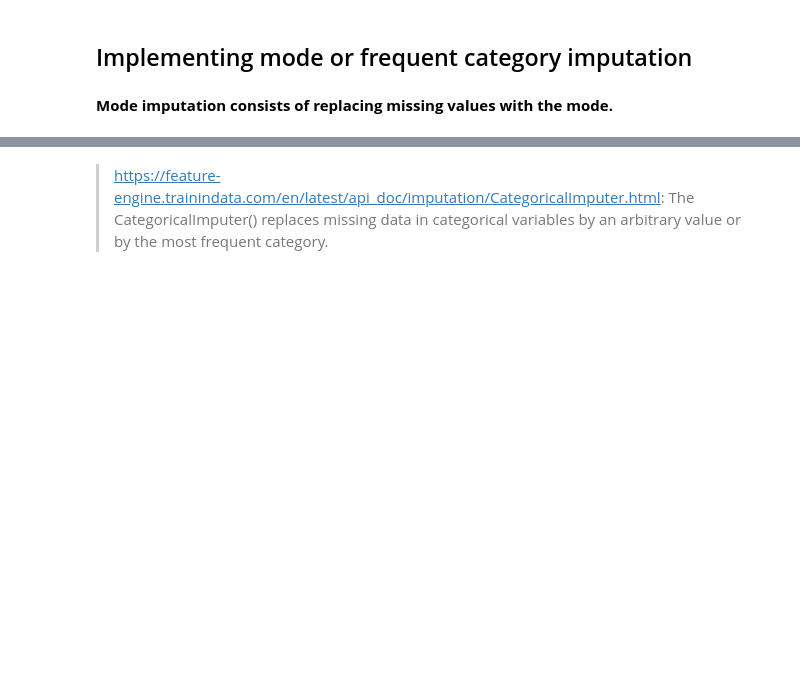
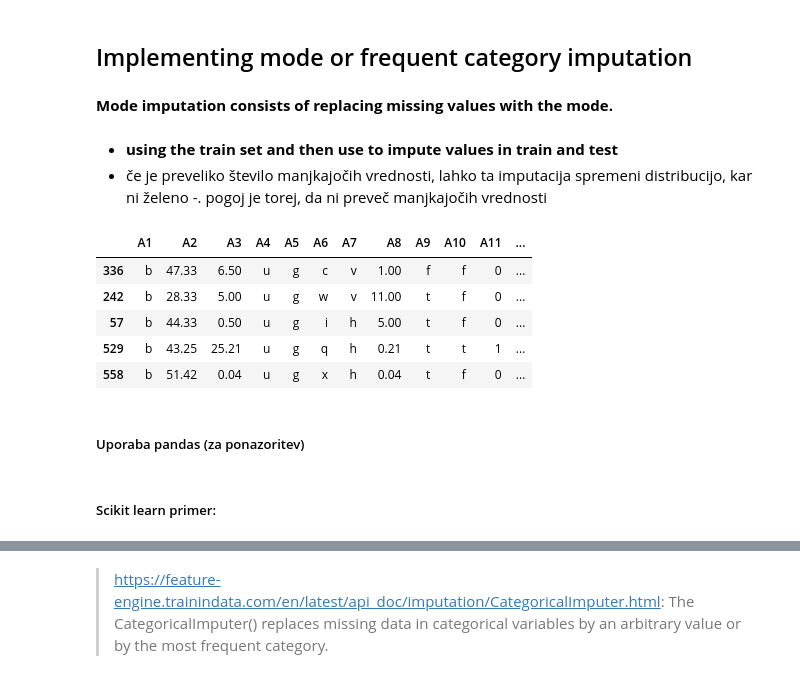
Before and after one commit to mihajlov123/python-analitika-2-notes, a Jupyter notebook: 03_Feature_Engineering/03_Missing_data_imputation_CLEAN.ipynb, the cells around one changed output, grey strips where cells are left out. Cells and saved outputs as stored; diff of their text form; code cells hidden in the pictures; blank space fills up the shorter version.

```diff
--- a/03_Feature_Engineering/03_Missing_data_imputation_CLEAN.ipynb
+++ b/03_Feature_Engineering/03_Missing_data_imputation_CLEAN.ipynb
@@ -169,8 +254,21 @@ X_train
 ## Implementing mode or frequent category imputation
 # %% [markdown]
 **Mode imputation consists of replacing missing values with the mode.**
+# %% [markdown]
+- **using the train set and then use to impute values in train and test**
+- če je preveliko število manjkajočih vrednosti, lahko ta imputacija spremeni distribucijo, kar ni želeno -. pogoj je torej, da ni preveč manjkajočih vrednosti
 # %%
 data = pd.read_csv('data/creditApprovalUCI.csv')
+data.sample(5)
+# %% [output]
+|  | A1 | A2 | A3 | A4 | A5 | A6 | A7 | A8 | A9 | A10 | A11 | ... |
+| 336 | b | 47.33 | 6.50 | u | g | c | v | 1.00 | f | f | 0 | ... |
+| 242 | b | 28.33 | 5.00 | u | g | w | v | 11.00 | t | f | 0 | ... |
+| 57 | b | 44.33 | 0.50 | u | g | i | h | 5.00 | t | f | 0 | ... |
+| 529 | b | 43.25 | 25.21 | u | g | q | h | 0.21 | t | t | 1 | ... |
+| 558 | b | 51.42 | 0.04 | u | g | x | h | 0.04 | t | f | 0 | ... |
+# %% [markdown]
+##### Uporaba pandas (za ponazoritev)
 # %%
 X_train, X_test, y_train, y_test = train_test_split(data.drop('A16', axis=1), data['A16'], test_size=0.3, random_state=0)
 # %%
@@ -181 +283,3 @@ for var in ['A4', 'A5', 'A6', 'A7']:
+# %% [markdown]
+##### Scikit learn primer:
 # %%
```
Also changed, not shown: parts of 42 cells of this notebook.
